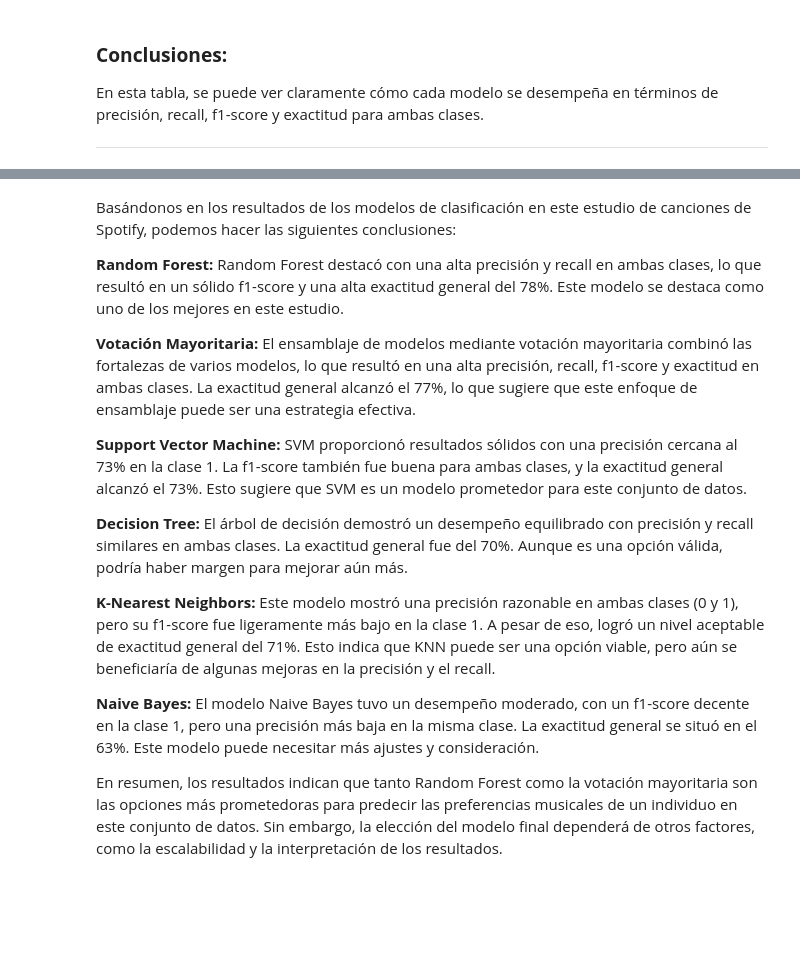
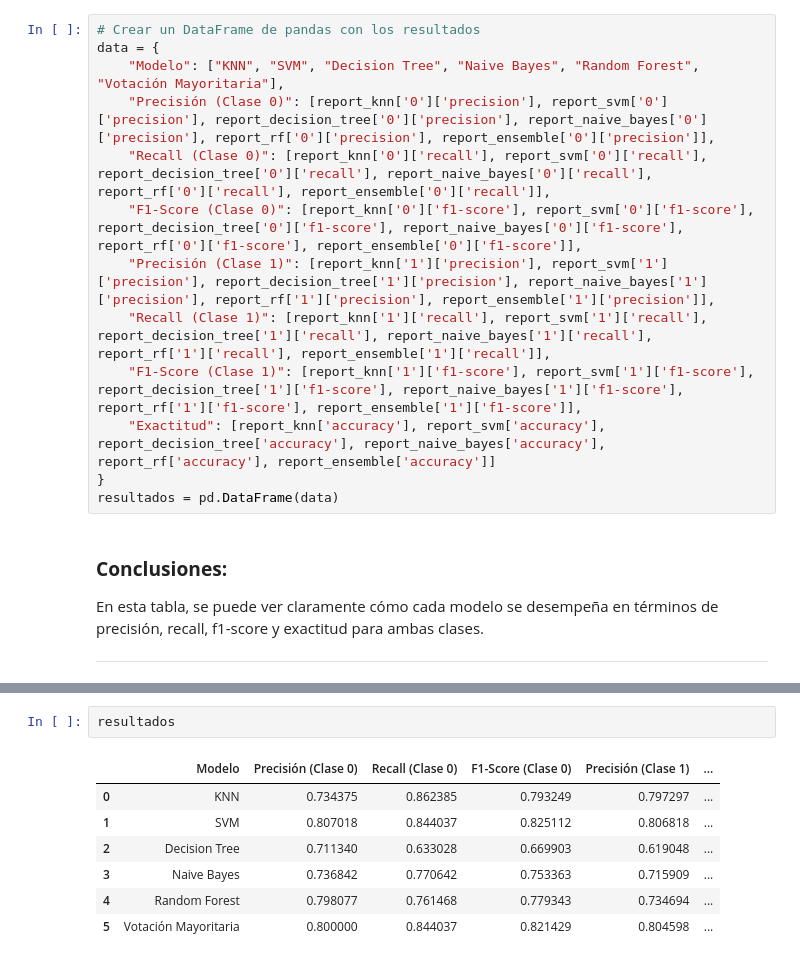
Before and after one commit to norgaston/laboratorio2-mlbd, a Jupyter notebook: Laboratorio_2.ipynb, the cells around one changed output, grey strips where cells are left out. Cells and saved outputs as stored; diff of their text form; blank space fills up the shorter version.

```diff
--- a/Laboratorio_2.ipynb
+++ b/Laboratorio_2.ipynb
@@ -397,3 +373,16 @@ table = tabulate(data, headers, tablefmt="pipe")
+# %%
+# Crear un DataFrame de pandas con los resultados
+data = {
+    "Modelo": ["KNN", "SVM", "Decision Tree", "Naive Bayes", "Random Forest", "Votación Mayoritaria"],
+    "Precisión (Clase 0)": [report_knn['0']['precision'], report_svm['0']['precision'], report_decision_tree['0']['precision'], report_naive_bayes['0']['precision'], report_rf['0']['precision'], report_ensemble['0']['precision']],
+    "Recall (Clase 0)": [report_knn['0']['recall'], report_svm['0']['recall'], report_decision_tree['0']['recall'], report_naive_bayes['0']['recall'], report_rf['0']['recall'], report_ensemble['0']['recall']],
+    "F1-Score (Clase 0)": [report_knn['0']['f1-score'], report_svm['0']['f1-score'], report_decision_tree['0']['f1-score'], report_naive_bayes['0']['f1-score'], report_rf['0']['f1-score'], report_ensemble['0']['f1-score']],
+    "Precisión (Clase 1)": [report_knn['1']['precision'], report_svm['1']['precision'], report_decision_tree['1']['precision'], report_naive_bayes['1']['precision'], report_rf['1']['precision'], report_ensemble['1']['precision']],
+    "Recall (Clase 1)": [report_knn['1']['recall'], report_svm['1']['recall'], report_decision_tree['1']['recall'], report_naive_bayes['1']['recall'], report_rf['1']['recall'], report_ensemble['1']['recall']],
+    "F1-Score (Clase 1)": [report_knn['1']['f1-score'], report_svm['1']['f1-score'], report_decision_tree['1']['f1-score'], report_naive_bayes['1']['f1-score'], report_rf['1']['f1-score'], report_ensemble['1']['f1-score']],
+    "Exactitud": [report_knn['accuracy'], report_svm['accuracy'], report_decision_tree['accuracy'], report_naive_bayes['accuracy'], report_rf['accuracy'], report_ensemble['accuracy']]
+}
+resultados = pd.DataFrame(data)
 # %% [markdown]
 ### **Conclusiones:**
 
@@ -414,16 +392,10 @@ print(table)
-# %% [markdown]
-Basándonos en los resultados de los modelos de clasificación en este estudio de canciones de Spotify, podemos hacer las siguientes conclusiones:
-
-**Random Forest:** Random Forest destacó con una alta precisión y recall en ambas clases, lo que resultó en un sólido f1-score y una alta exactitud general del 78%. Este modelo se destaca como uno de los mejores en este estudio.
-
-**Votación Mayoritaria:** El ensamblaje de modelos mediante votación mayoritaria combinó las fortalezas de varios modelos, lo que resultó en una alta precisión, recall, f1-score y exactitud en ambas clases. La exactitud general alcanzó el 77%, lo que sugiere que este enfoque de ensamblaje puede ser una estrategia efectiva.
-
-**Support Vector Machine:** SVM proporcionó resultados sólidos con una precisión cercana al 73% en la clase 1. La f1-score también fue buena para ambas clases, y la exactitud general alcanzó el 73%. Esto sugiere que SVM es un modelo prometedor para este conjunto de datos.
-
-**Decision Tree:** El árbol de decisión demostró un desempeño equilibrado con precisión y recall similares en ambas clases. La exactitud general fue del 70%. Aunque es una opción válida, podría haber margen para mejorar aún más.
-
-**K-Nearest Neighbors:** Este modelo mostró una precisión razonable en ambas clases (0 y 1), pero su f1-score fue ligeramente más bajo en la clase 1. A pesar de eso, logró un nivel aceptable de exactitud general del 71%. Esto indica que KNN puede ser una opción viable, pero aún se beneficiaría de algunas mejoras en la precisión y el recall.
-
-**Naive Bayes:** El modelo Naive Bayes tuvo un desempeño moderado, con un f1-score decente en la clase 1, pero una precisión más baja en la misma clase. La exactitud general se situó en el 63%. Este modelo puede necesitar más ajustes y consideración.
-
-En resumen, los resultados indican que tanto Random Forest como la votación mayoritaria son las opciones más prometedoras para predecir las preferencias musicales de un individuo en este conjunto de datos. Sin embargo, la elección del modelo final dependerá de otros factores, como la escalabilidad y la interpretación de los resultados.
+# %%
+resultados
+# %% [output]
+|  | Modelo | Precisión (Clase 0) | Recall (Clase 0) | F1-Score (Clase 0) | Precisión (Clase 1) | ... |
+| 0 | KNN | 0.734375 | 0.862385 | 0.793249 | 0.797297 | ... |
+| 1 | SVM | 0.807018 | 0.844037 | 0.825112 | 0.806818 | ... |
+| 2 | Decision Tree | 0.711340 | 0.633028 | 0.669903 | 0.619048 | ... |
+| 3 | Naive Bayes | 0.736842 | 0.770642 | 0.753363 | 0.715909 | ... |
+| 4 | Random Forest | 0.798077 | 0.761468 | 0.779343 | 0.734694 | ... |
+| 5 | Votación Mayoritaria | 0.800000 | 0.844037 | 0.821429 | 0.804598 | ... |
```
Also changed, not shown: parts of 20 cells of this notebook.
